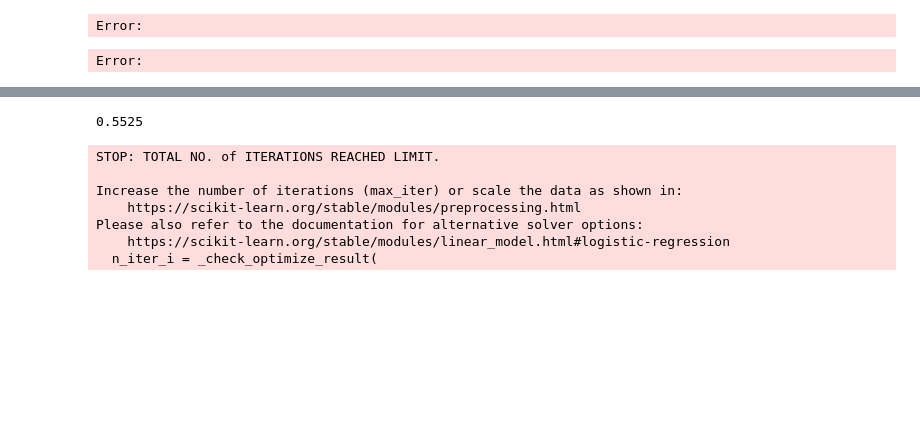
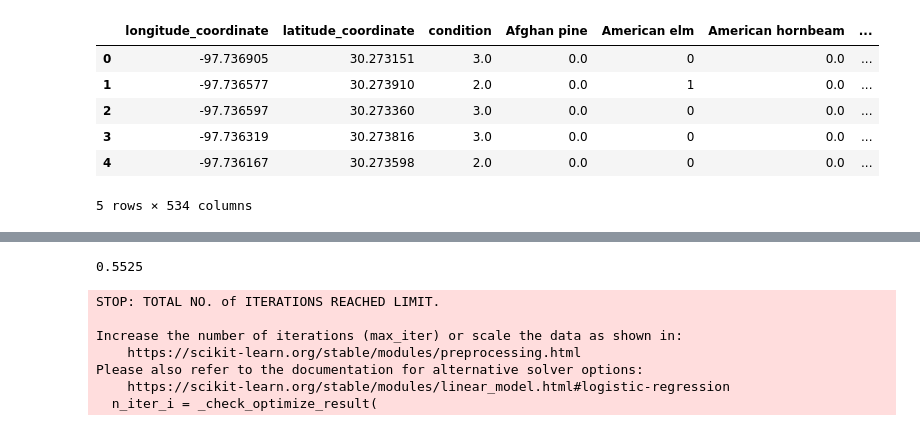
Before and after one commit to alexisf125/TreeData, a Jupyter notebook: 1_C51_Project (1).ipynb, the cells around one changed output, grey strips where cells are left out. Cells and saved outputs as stored; diff of their text form; code cells hidden in the pictures; blank space fills up the shorter version.

```diff
--- a/1_C51_Project (1).ipynb
+++ b/1_C51_Project (1).ipynb
@@ -18,15 +19,11 @@ data_3 = pd.read_csv('data/StLouis_Final_2022-06-18.csv')
 # %%
 # loop through the data_1, data_2, and data_3 dataframes and one hot encode the common_name column and then combine into one dataframe
-for i in range(1, 4):
+for i in range(1, 5):
     # get the dataframe
     data = globals()['data_' + str(i)]
 
-    # get the unique values in the common_name column
-    unique_tree_types = data['common_name'].unique()
-
-    # one hot encode the common_name column
-    for tree_type in unique_tree_types:
-        data[tree_type] = data['common_name'].apply(lambda x: 1 if x == tree_type else 0)
+    # one hot tree types
+    tree_types  = pd.get_dummies(data['common_name'])
 
     # drop the common_name column
     data = data.drop(columns=['common_name'])
@@ -34,49 +31,48 @@ for i in range(1, 4):
     # one hot condition column
     data['condition'] = data['condition'].replace({'excellent': 0, 'good': 1, 'fair': 2, 'poor': 3, 'dead/dying': 4, 'dead': 4})
 
-    # drop the condition column
-    data = data.drop(columns=['condition'])
-
     # create new dataframe with latitude and longitude, tree_types, native, and condition
-    all_data = pd.concat([data[['longitude_coordinate', 'latitude_coordinate']],
-                      tree_types,
-                      native,
-                      condition],
-                      axis=1)
-    # drop no_info column
-    all_data = all_data.drop(columns=['no_info'])
+    all_data = pd.concat([data[['longitude_coordinate', 'latitude_coordinate',
+                                'condition']],
+                            tree_types],
+                            axis=1)
 
     # drop rows the NaN values for condition
     all_data = all_data.dropna()
 
     # save the dataframe
     globals()['all_data_' + str(i)] = all_data
 
 # concatenate all the dataframes
-all_data = pd.concat([all_data_1, all_data_2, all_data_3], axis=0)
+all_data = pd.concat([all_data_1, all_data_2, all_data_3, all_data_4], axis=0)
 
 
 # # one hot tree types
 # tree_types  = pd.get_dummies(data['common_name'])
 
 # # convert condition to numerical
 # condition = data['condition'].replace({'excellent': 0, 'good': 1, 'fair': 2, 'poor': 3, 'dead/dying': 4, 'dead': 4})
 
 # # one hot native column
 # native = pd.get_dummies(data['native'])
 
 # # create new dataframe with latitude and longitude, tree_types, native, and condition
 # all_data = pd.concat([data[['longitude_coordinate', 'latitude_coordinate']],
 #                       tree_types,
 #                       native,
 #                       condition],
 #                       axis=1)
 
 
 all_data.head()
 # %% [output]
+|  | longitude_coordinate | latitude_coordinate | condition | Afghan pine | American elm | American hornbeam | ... |
+| 0 | -97.736905 | 30.273151 | 3.0 | 0.0 | 0 | 0.0 | ... |
+| 1 | -97.736577 | 30.273910 | 2.0 | 0.0 | 1 | 0.0 | ... |
+| 2 | -97.736597 | 30.273360 | 3.0 | 0.0 | 0 | 0.0 | ... |
+| 3 | -97.736319 | 30.273816 | 3.0 | 0.0 | 0 | 0.0 | ... |
+| 4 | -97.736167 | 30.273598 | 2.0 | 0.0 | 0 | 0.0 | ... |
-Error:
+5 rows × 534 columns
-Error:
 # %%
 # split data back into x and y
 x_data = all_data.drop(['condition'], axis=1)
```
Also changed, not shown: parts of 5 cells of this notebook, 2 other files.
